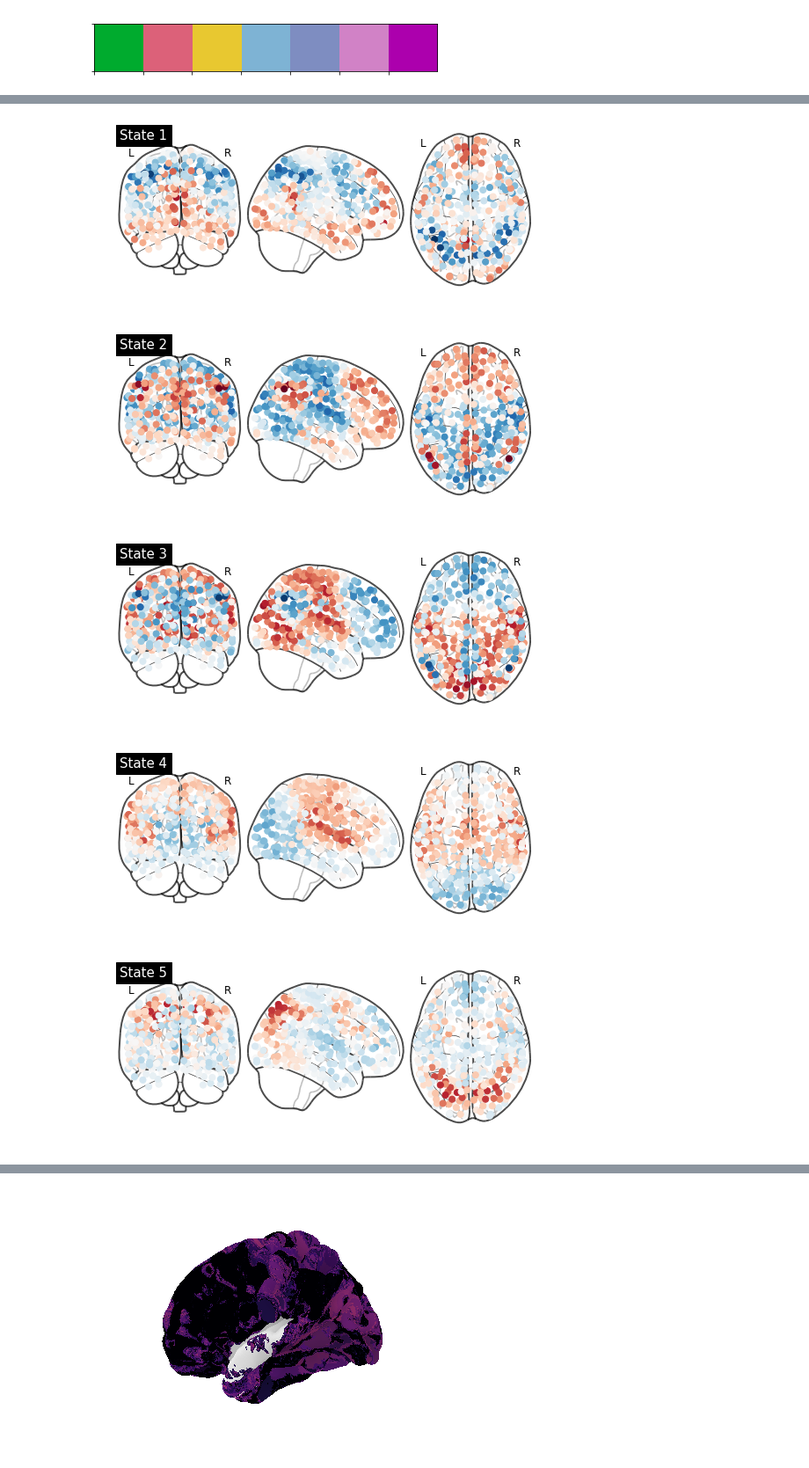
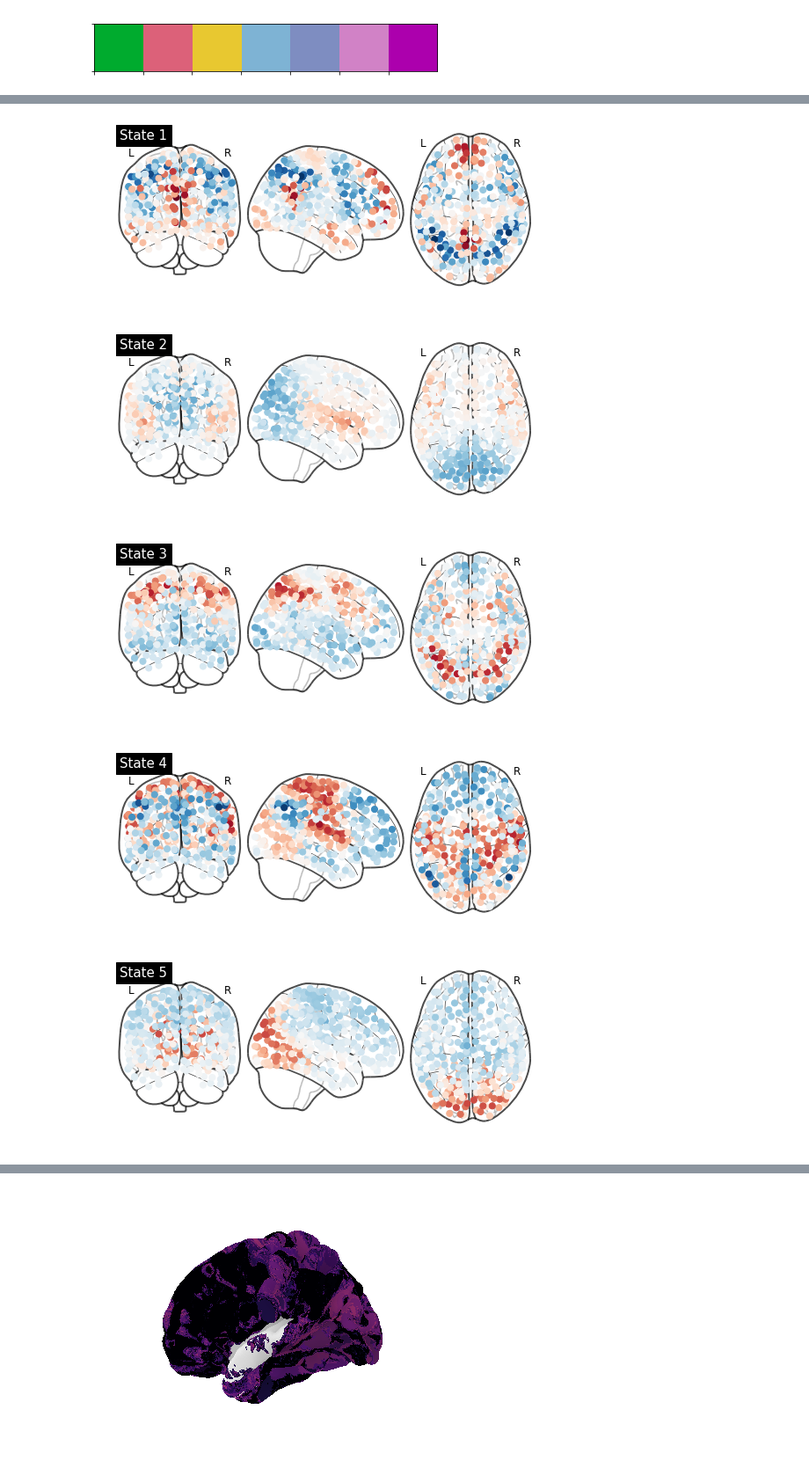
Before and after one commit to LeonBai/wm-brain-states, a Jupyter notebook: brain_states_analysis_schaefer400.ipynb, the cells around one changed output, grey strips where cells are left out. Shown at 88% size. Cells and saved outputs as stored; diff of their text form; code cells hidden in the pictures.

```diff
--- a/brain_states_analysis_schaefer400.ipynb
+++ b/brain_states_analysis_schaefer400.ipynb
@@ -26,0 +25,19 @@ By this procedure we ensured the correspondence of brain states labels across su
+# %%
+import pandas as pd
+import numpy as np
+
+# Selecting subjects for analysis
+groups = pd.read_csv('data/behavioral/group_assignment.csv')
+
+dualnback_motion = ['sub-13', 'sub-21', 'sub-23'] # higly motion subjects in one of four sessions
+rest_motion = ['sub-21', 'sub-46', 'sub-47'] # higly motion subjects in one of four sessions / missing data(20-44)
+rest_missing = ['sub-20', 'sub-44']
+
+exclude = np.unique(dualnback_motion + rest_motion + rest_missing)
+print(f'Subjects to exclude due to motion or missing data: {exclude}')
+
+groups['included'] = ((groups.group == 'Experimental') | (groups.group == 'Control')) & ~groups['sub'].isin(exclude)
+groups_clean = groups[groups['included'].values].reset_index()
+
+n_sub = groups.included.values.sum()
+print(f'Number of subjects included in analyses: {n_sub}')
@@ -28,12 +48,11 @@ By this procedure we ensured the correspondence of brain states labels across su
 import numpy as np
 
 # Loading time-series data
-ts_dualnback = np.load("timeseries_schaefer400_dualnback.npy")
-ts_rest = np.load("timeseries_schaefer400_rest.npy")
+ts_dualnback_raw = np.load("timeseries_schaefer400_dualnback.npy")
+ts_rest_raw = np.load("timeseries_schaefer400_rest.npy")
 
-n_sub = 8 # Select number of subjects
-ts_dualnback = ts_dualnback[:n_sub]
-ts_rest = ts_rest[:n_sub]
+ts_dualnback = ts_dualnback_raw[groups['included'].values]
+ts_rest = ts_rest_raw[groups['included'].values]
 
 print(f'Original dualnback data shape: {ts_dualnback.shape}')
 print(f'Original dualnback data shape: {ts_rest.shape}')
@@ -124,7 +143,7 @@ brain_states.shape
 # %%
 import numpy as np
 
-brain_states = np.load('brain_states.npy')
+brain_states = np.load('brain_states_schaefer_all.npy')
 
 bs_dualnback = brain_states[:, :cts_dualnback.shape[0]]
 bs_rest = brain_states[:, cts_dualnback.shape[0]:]
@@ -246,7 +267,7 @@ sns.palplot(network_pal)
 # %%
 import pandas as pd
 
-states_no = 5
+states_no = 6
 k_brain_states = brain_states[states_no-2]
 
 # Creating data frame with dummy codes for each brain state
@@ -285,15 +306,17 @@ sns.catplot(x='Network', y='Correlation', col='State', kind='bar', data=networks
 # %%
+from nilearn import plotting
+
 schaefer_coord = pd.read_csv("Schaefer2018_400Parcels_7Networks_order_FSLMNI152_1mm.Centroid_RAS.csv")
 schaefer_coord = np.stack((schaefer_coord.iloc[1:, 2], schaefer_coord.iloc[1:, 3], schaefer_coord.iloc[1:, 4])).T
 
 norm = plt.Normalize(vmin=mean_brain_states.min(), vmax=mean_brain_states.max())
 
-for i in range(5):
+for i in range(6):
     colors = plt.cm.RdBu_r(norm(mean_brain_states[i]))
     plotting.plot_connectome(np.zeros((400,400)), schaefer_coord, node_color = colors, title=f"State {i+1}")
 # %% [output]
-[figure, old version]
+[figure, new version]
-[figure, old version]
+[figure, new version]
-[figure, old version]
+[figure, new version]
-[figure, old version]
+[figure, new version]
-[figure, old version]
+[figure, new version]
```
Also changed, not shown: parts of 28 cells of this notebook, 2 other files.
